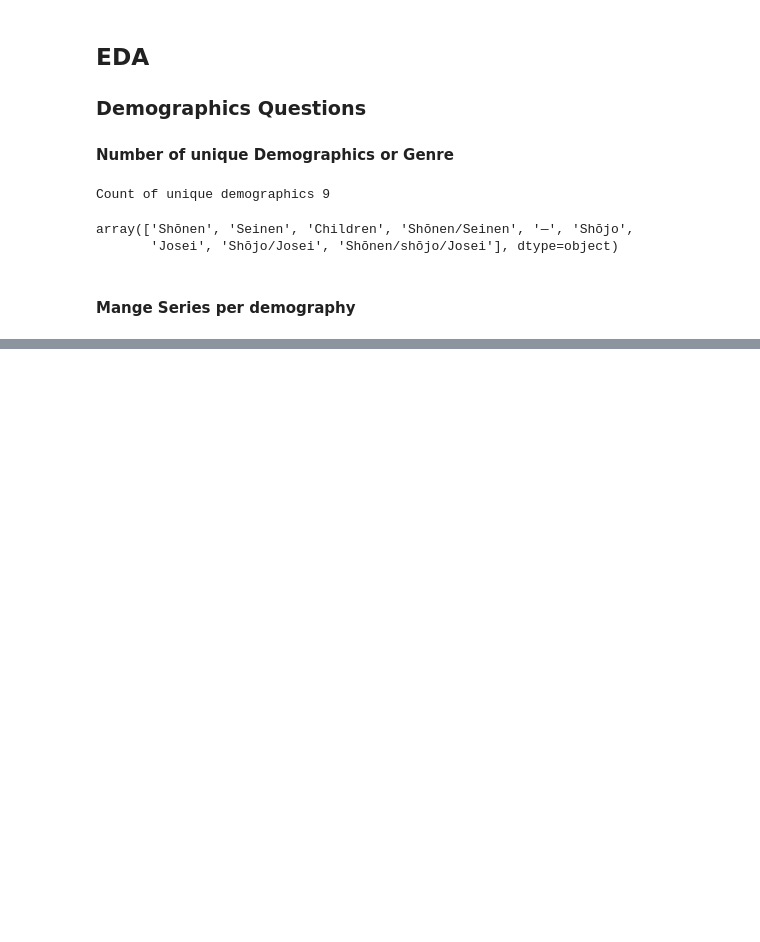
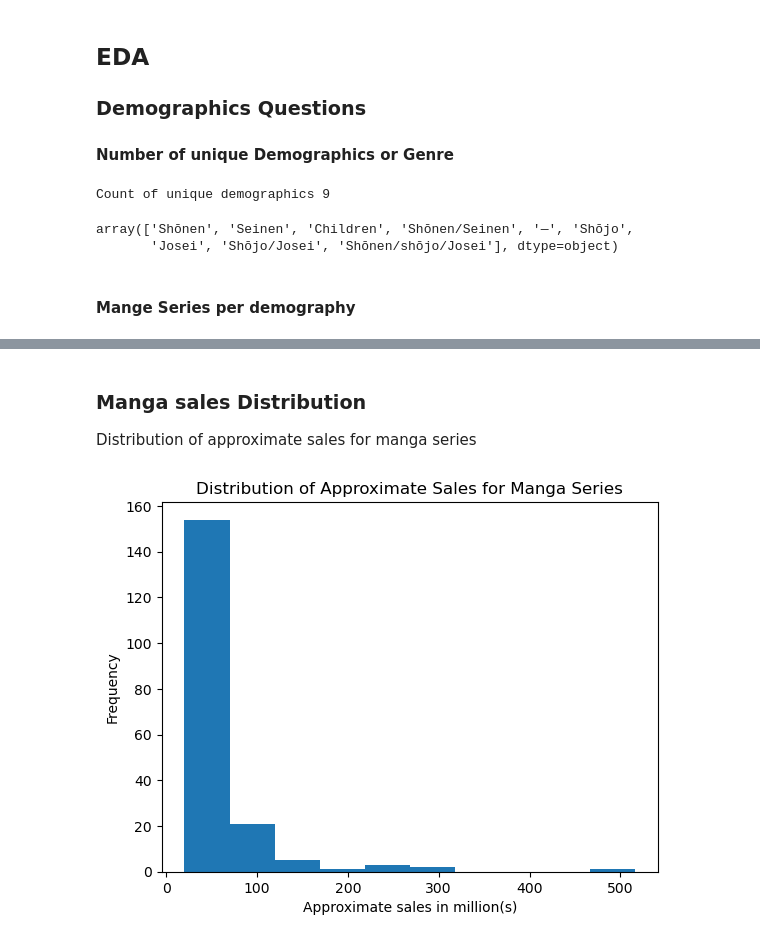
Before and after one commit to sha1129/Data_Exploration, a Jupyter notebook: 4 Best Manga EDA.ipynb, the cells around one changed output, grey strips where cells are left out. Saved outputs shown, nothing was run; the diff lists cells and outputs as text; code cells hidden in the pictures; blank space fills up the shorter version.

```diff
--- a/4 Best Manga EDA.ipynb
+++ b/4 Best Manga EDA.ipynb
@@ -6,7 +6,7 @@ import pandas as pd
 import matplotlib.pyplot as plt
 import seaborn as sns
 # %%
-bestM_df = pd.read_csv(...\best-selling-manga.csv")
+bestM_df = pd.read_csv(\best-selling-manga.csv")
 # %% [markdown]
 ## Data Frame Exploration
 
@@ -158,0 +183,12 @@ Name: Manga series, dtype: int64
+# %% [markdown]
+### Manga sales Distribution
+
+Distribution of approximate sales for manga series
+# %%
+plt.hist(bestM_df['Approximate sales in million(s)'])
+plt.xlabel('Approximate sales in million(s)')
+plt.ylabel('Frequency')
+plt.title('Distribution of Approximate Sales for Manga Series')
+plt.show()
+# %% [output]
+[figure, added]
```
Also changed, not shown: parts of 14 cells of this notebook.
